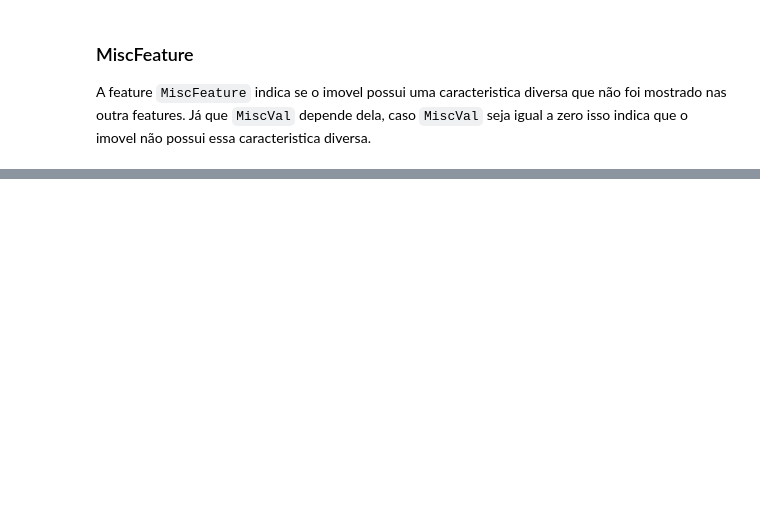
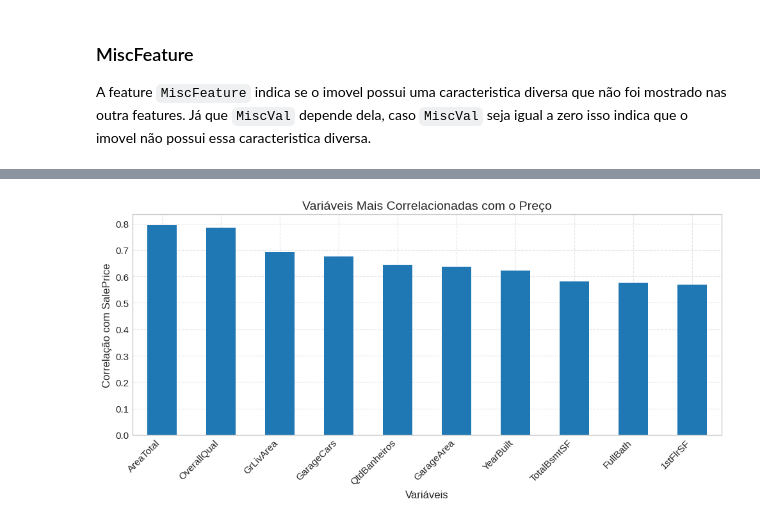
Before and after one commit to AlvesAlbano/ames-housing-aprendizado-maquina, a Jupyter notebook: eda.ipynb, the cells around one changed output, grey strips where cells are left out. Cells and saved outputs as stored; diff of their text form; code cells hidden in the pictures; blank space fills up the shorter version.

```diff
--- a/eda.ipynb
+++ b/eda.ipynb
@@ -497,0 +937,2 @@ df_treino.to_csv("./data/treino_norm.csv",index=False)
+# %%
+corr = df_treino.corr(numeric_only=True)["SalePrice"].sort_values(ascending=False)
@@ -497,0 +947,12 @@ df_treino.to_csv("./data/treino_norm.csv",index=False)
+# %%
+plt.figure(figsize=(10,5))
+corr[1:11].plot(kind="bar")
+plt.title("Variáveis Mais Correlacionadas com o Preço")
+plt.xlabel("Variáveis")
+plt.ylabel("Correlação com SalePrice")
+plt.xticks(rotation=45, ha="right")
+plt.grid(True, linestyle="--", alpha=0.5)
+plt.tight_layout()
+plt.show()
+# %% [output]
+[figure, added]
```
Also changed, not shown: parts of 92 cells of this notebook, 13 other files.
